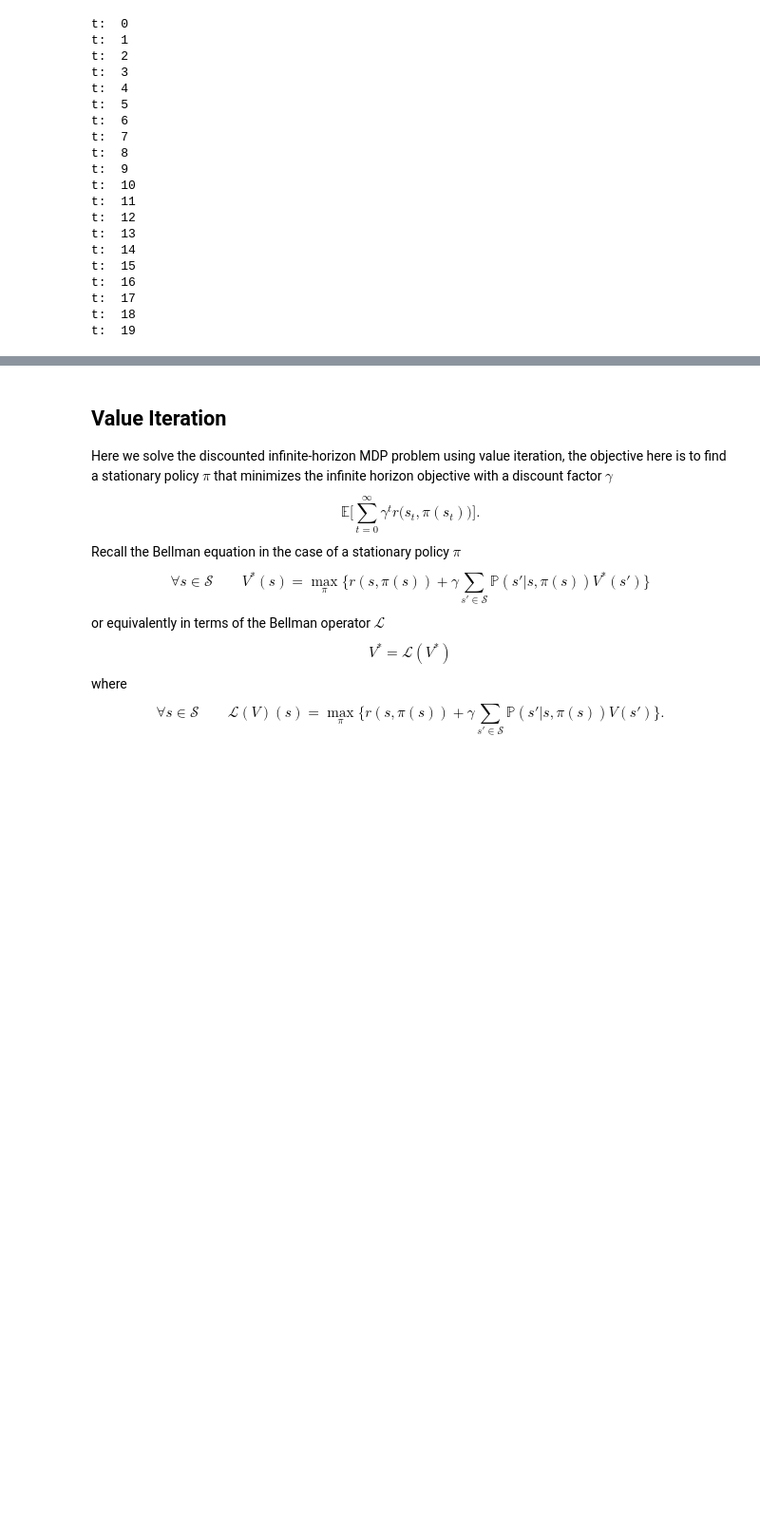
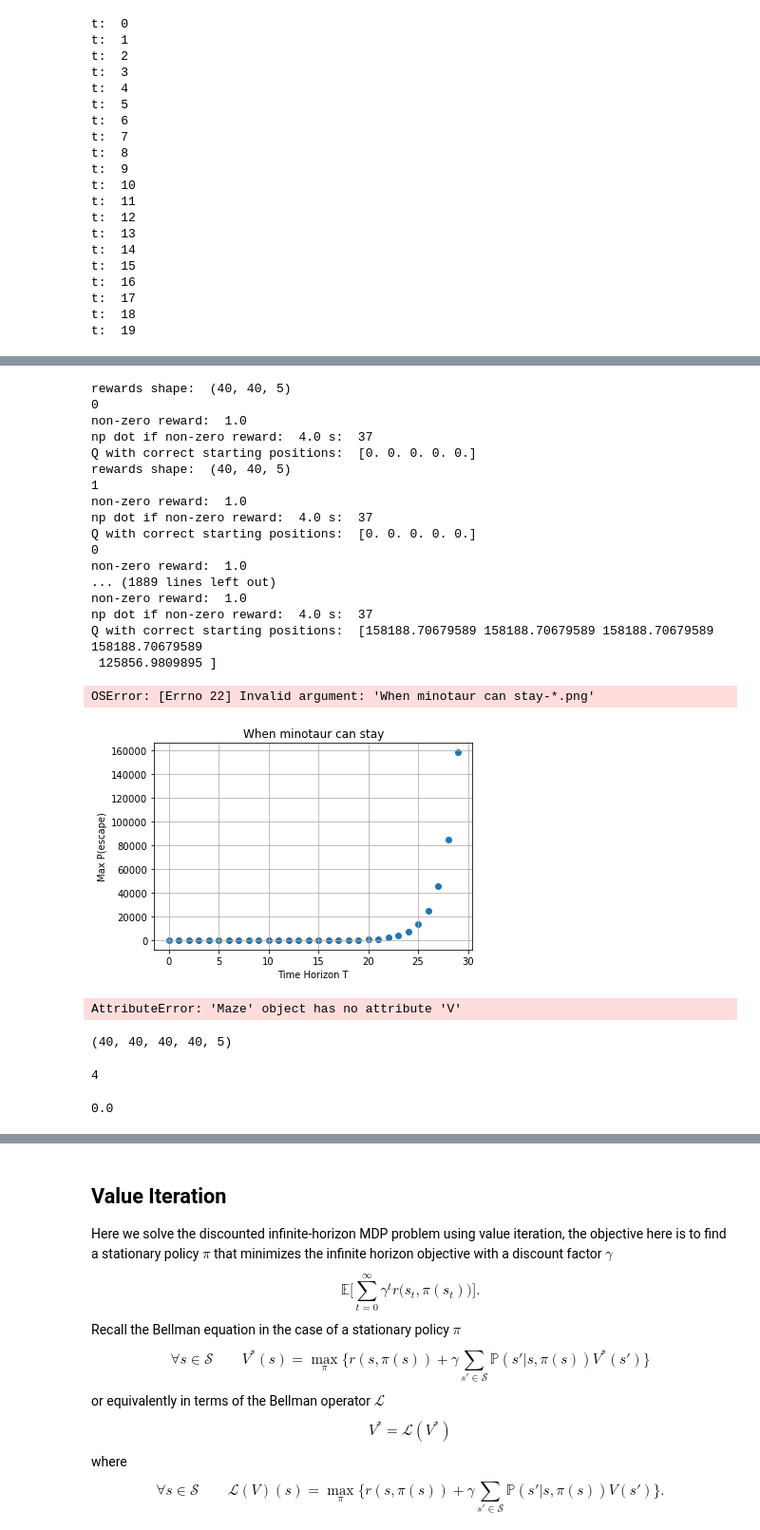
Before and after one commit to RobindeGrootNL/aMAZEing-RL-lab-1, a Jupyter notebook: lab1_p1.ipynb, the cells around one changed output, grey strips where cells are left out. Shown at 95% size. Cells and saved outputs as stored; diff of their text form; code cells hidden in the pictures; blank space fills up the shorter version.

Commit message:
More trying to fix the V values

```diff
--- a/lab1_p1.ipynb
+++ b/lab1_p1.ipynb
@@ -190,0 +197,52 @@ mz.animate_solution(maze, path)
+# %%
+max_probs = []
+start_player = env.map[(0,0)]
+start_minotaur = env.map[(6,5)]
+for T in range(1,31):
+    horizon = T
+    # Solve the MDP problem with dynamic programming
+    V, policy= mz.dynamic_programming(env,horizon)
+    # Value of start state at t=0
+    max_probs.append(V[start_player, start_minotaur, 0])
+_ = plt.title("When minotaur can stay")
+_ = plt.grid("on")
+_ = plt.xlabel("Time Horizon T")
+_ = plt.ylabel("Max P(escape)")
+_ = plt.scatter(range(0,len(max_probs)), max_probs)
+_ = plt.savefig("When minotaur can stay.png")
+# %% [output]
+rewards shape:  (40, 40, 5)
+0
+non-zero reward:  1.0
+np dot if non-zero reward:  4.0 s:  37
+Q with correct starting positions:  [0. 0. 0. 0. 0.]
+rewards shape:  (40, 40, 5)
+1
+non-zero reward:  1.0
+np dot if non-zero reward:  4.0 s:  37
+Q with correct starting positions:  [0. 0. 0. 0. 0.]
+0
+non-zero reward:  1.0
+... (1889 lines left out)
+non-zero reward:  1.0
+np dot if non-zero reward:  4.0 s:  37
+Q with correct starting positions:  [158188.70679589 158188.70679589 158188.70679589 158188.70679589
+ 125856.9809895 ]
+OSError: [Errno 22] Invalid argument: 'When minotaur can stay-*.png'
+[figure, added]
+# %%
+env.V
+# %% [output]
+AttributeError: 'Maze' object has no attribute 'V'
+# %%
+env.transition_probabilities.shape
+# %% [output]
+(40, 40, 40, 40, 5)
+# %%
+sum(sum(env.transition_probabilities[:, 0, :, 37, 2] != 0))
+# %% [output]
+4
+# %%
+env.transition_probabilities[:][0][:][37][39].max()
+# %% [output]
+0.0
```
Also changed, not shown: parts of 8 cells of this notebook, 1 other file.
